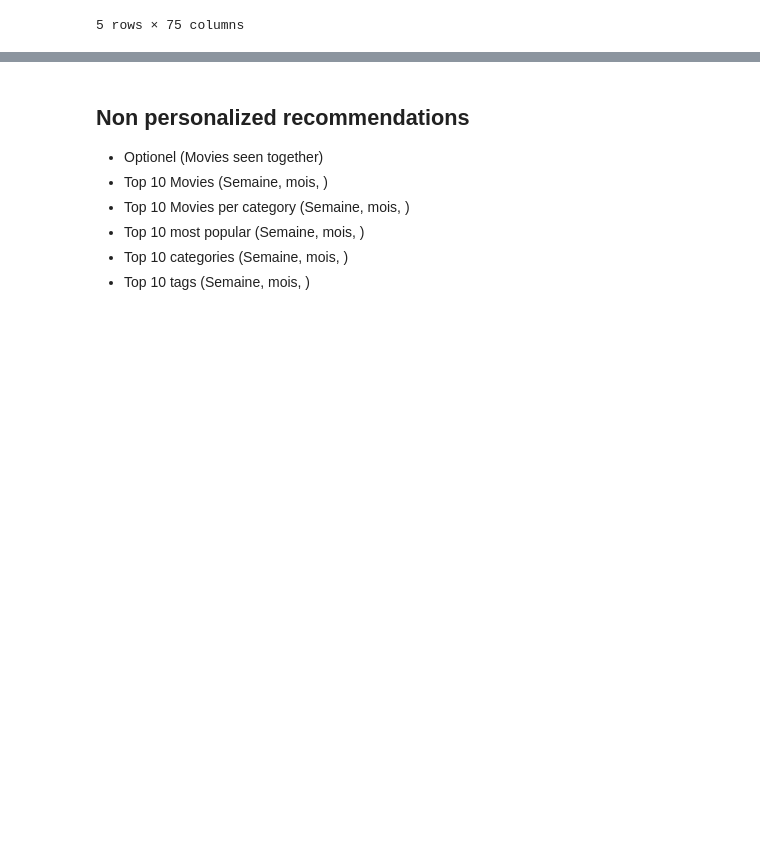
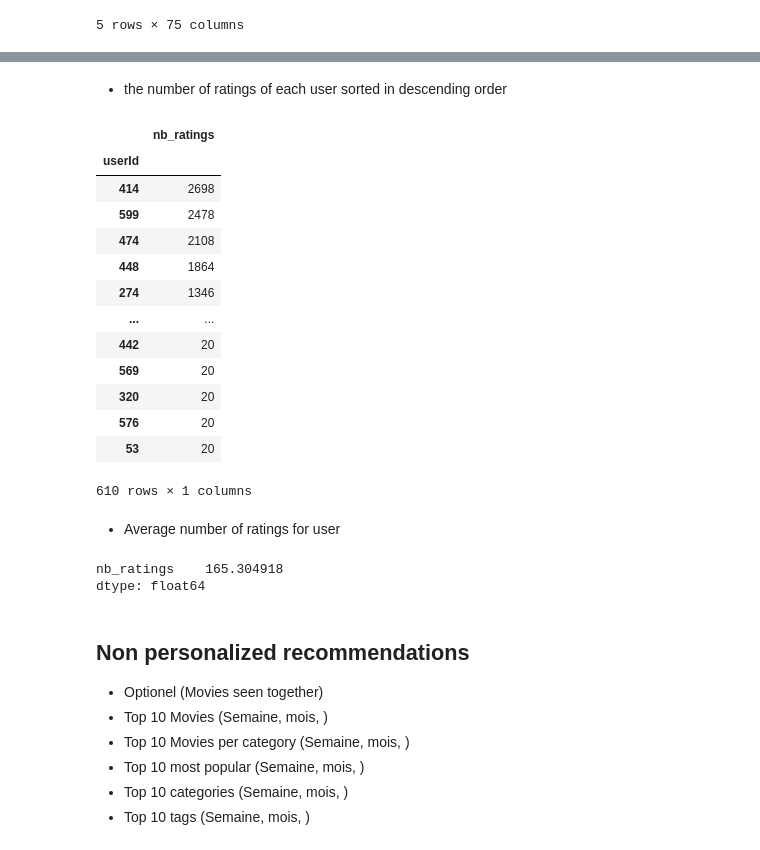
Before and after one commit to NavasFrancisco/MoviesRecommender, a Jupyter notebook: MoviesRecommender.ipynb, the cells around one changed output, grey strips where cells are left out. Saved outputs shown, nothing was run; the diff lists cells and outputs as text; code cells hidden in the pictures; blank space fills up the shorter version.

```diff
--- a/MoviesRecommender.ipynb
+++ b/MoviesRecommender.ipynb
@@ -472,3 +516,29 @@ df.head()
+# %% [markdown]
+- the number of ratings of each user sorted in descending order
+# %%
+df.groupby('userId').size().to_frame('nb_ratings').sort_values(by=['nb_ratings'],ascending=False)
+# %% [output]
+|  | nb_ratings |
+| userId |  |
+| 414 | 2698 |
+| 599 | 2478 |
+| 474 | 2108 |
+| 448 | 1864 |
+| 274 | 1346 |
+| ... | ... |
+| 442 | 20 |
+| 569 | 20 |
+| 320 | 20 |
+| 576 | 20 |
+| 53 | 20 |
+610 rows × 1 columns
+# %% [markdown]
+- Average number of ratings for user
+# %%
+df.groupby('userId').size().to_frame('nb_ratings').sort_values(by=['nb_ratings'],ascending=False).mean()
+# %% [output]
+nb_ratings    165.304918
+dtype: float64
 # %% [markdown]
 ## Non personalized recommendations
 - Optionel (Movies seen together)
```
Also changed, not shown: parts of 34 cells of this notebook.
